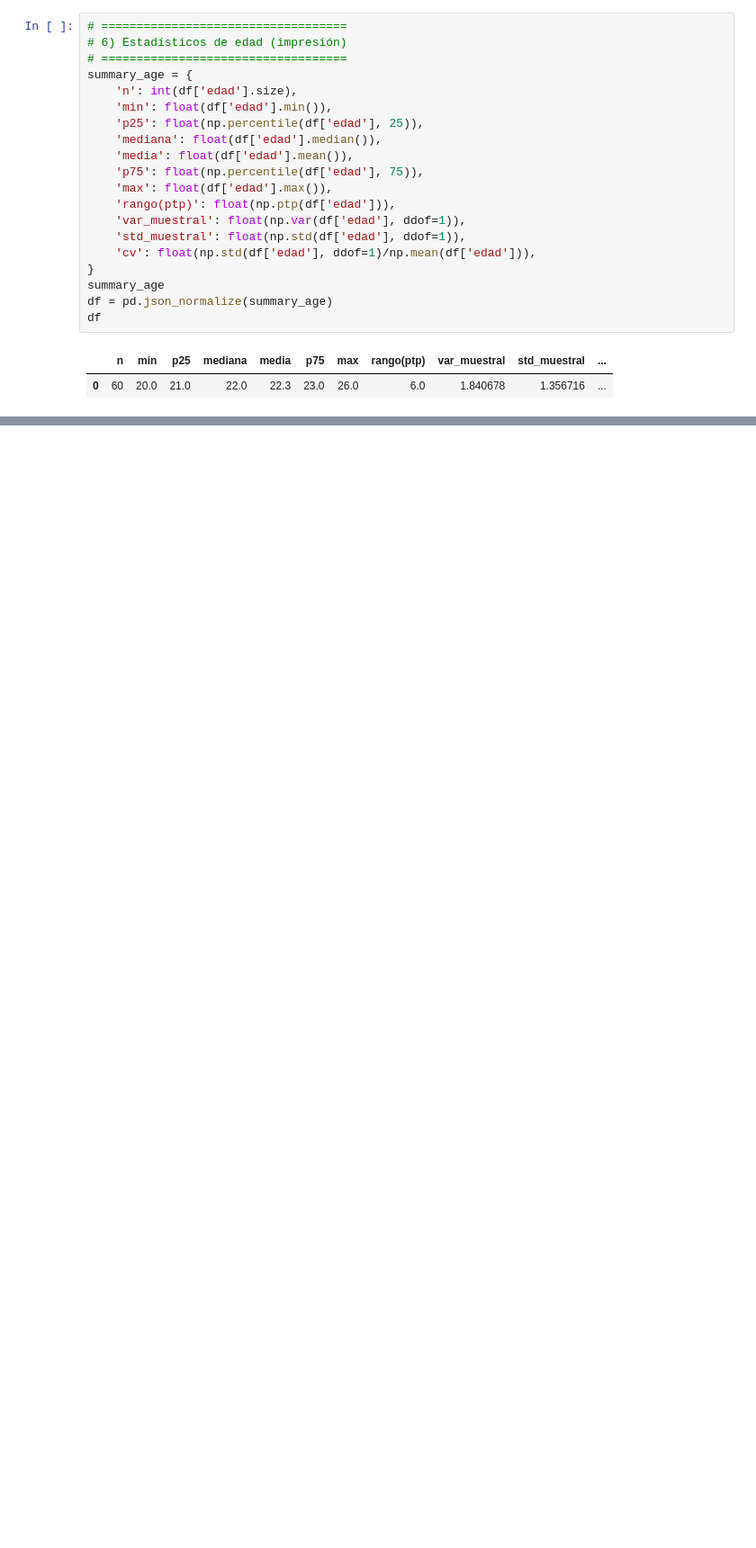
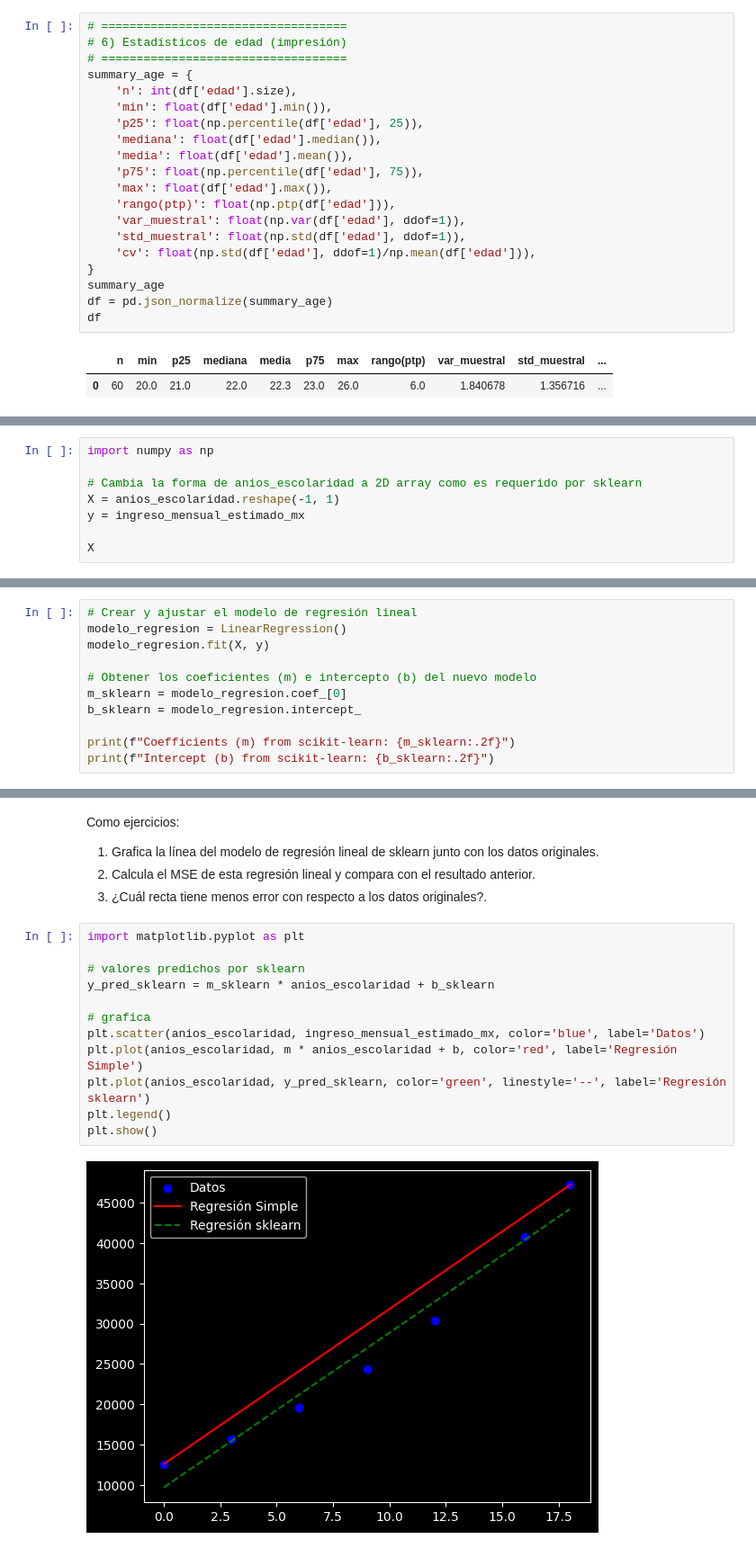
Before and after one commit to DannyGil0/mineria-de-datos-jupyter-notebook, a Jupyter notebook: Minereria_de_Datos.ipynb, the cells around one changed output, grey strips where cells are left out. Shown at 90% size. Cells and saved outputs as stored; diff of their text form; blank space fills up the shorter version.

```diff
--- a/Minereria_de_Datos.ipynb
+++ b/Minereria_de_Datos.ipynb
@@ -740,0 +860,8 @@ df
+# %%
+import numpy as np
+
+# Cambia la forma de anios_escolaridad a 2D array como es requerido por sklearn
+X = anios_escolaridad.reshape(-1, 1)
+y = ingreso_mensual_estimado_mx
+
+X
@@ -740,0 +876,11 @@ df
+# %%
+# Crear y ajustar el modelo de regresión lineal
+modelo_regresion = LinearRegression()
+modelo_regresion.fit(X, y)
+
+# Obtener los coeficientes (m) e intercepto (b) del nuevo modelo
+m_sklearn = modelo_regresion.coef_[0]
+b_sklearn = modelo_regresion.intercept_
+
+print(f"Coefficients (m) from scikit-learn: {m_sklearn:.2f}")
+print(f"Intercept (b) from scikit-learn: {b_sklearn:.2f}")
@@ -740,0 +893,19 @@ df
+# %% [markdown]
+Como ejercicios:
+1) Grafica la línea del modelo de regresión lineal de sklearn junto con los datos originales.
+2) Calcula el MSE de esta regresión lineal y compara con el resultado anterior.
+3) ¿Cuál recta tiene menos error con respecto a los datos originales?.
+# %%
+import matplotlib.pyplot as plt
+
+# valores predichos por sklearn
+y_pred_sklearn = m_sklearn * anios_escolaridad + b_sklearn
+
+# grafica
+plt.scatter(anios_escolaridad, ingreso_mensual_estimado_mx, color='blue', label='Datos')
+plt.plot(anios_escolaridad, m * anios_escolaridad + b, color='red', label='Regresión Simple')
+plt.plot(anios_escolaridad, y_pred_sklearn, color='green', linestyle='--', label='Regresión sklearn')
+plt.legend()
+plt.show()
+# %% [output]
+[figure, added]
```
Also changed, not shown: parts of 26 cells of this notebook.
